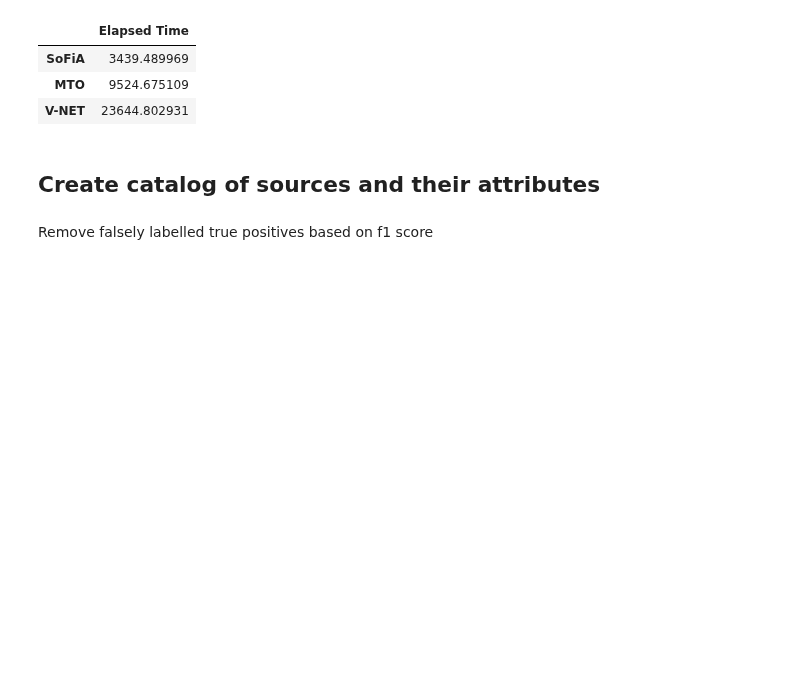
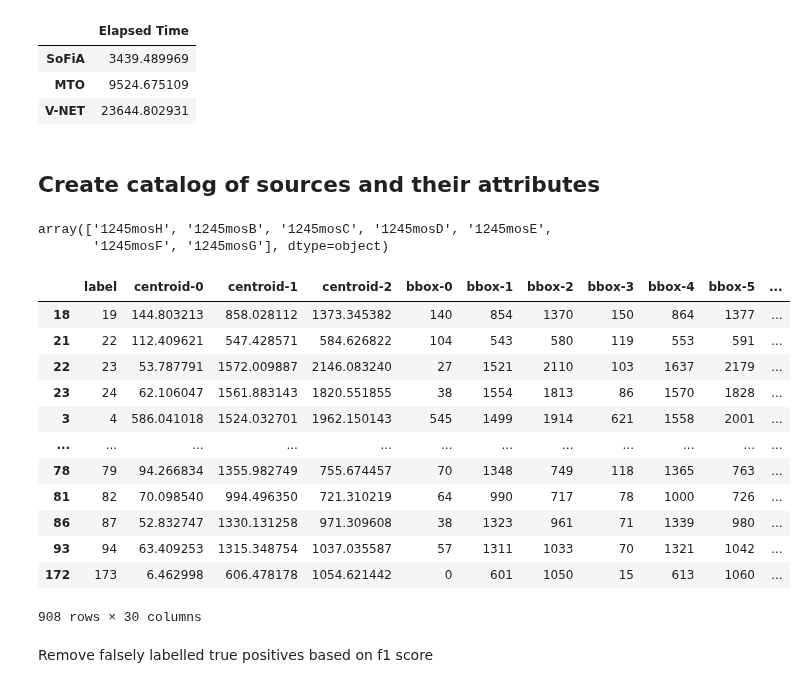
Before and after one commit to Jbarkai/HISourceFinder, a Jupyter notebook: notebooks/Results.ipynb, the cells around one changed output. Drawn from its saved outputs; the diff is of its cells as text; code cells hidden in the pictures; blank space fills up the shorter version.

Commit message:
add new catalogs

```diff
--- a/notebooks/Results.ipynb
+++ b/notebooks/Results.ipynb
@@ -87,10 +89,31 @@ time_df
 # %% [markdown]
 ## Create catalog of sources and their attributes
 # %%
-mto_cat_df = pd.read_csv("../results/loud_MTO_catalog.txt", index_col=0)
-vnet_cat_df = pd.read_csv("../results/loud_VNET_catalog.txt", index_col=0)
-sofia_cat_df = pd.read_csv("../results/loud_SOFIA_catalog.txt", index_col=0)
-mask_cat_df = pd.read_csv("../results/loud_MASK_catalog.txt", index_col=0)
+mto_cat_df = pd.read_csv("../results/catalogs/loud_MTO_catalog.txt", index_col=0)
+vnet_cat_df = pd.read_csv("../results/catalogs/loud_VNET_catalog.txt", index_col=0)
+sofia_cat_df = pd.read_csv("../results/catalogs/loud_SOFIA_catalog.txt", index_col=0)
+mask_cat_df = pd.read_csv("../results/catalogs/loud_MASK_catalog.txt", index_col=0)
+# %%
+sofia_cat_df.mos_name.unique()
+# %% [output]
+array(['1245mosH', '1245mosB', '1245mosC', '1245mosD', '1245mosE',
+       '1245mosF', '1245mosG'], dtype=object)
+# %%
+sofia_cat_df[sofia_cat_df.true_positive_mocks & (sofia_cat_df.mos_name.str.contains("1245")) & (~sofia_cat_df.mos_name.str.contains("B"))]
+# %% [output]
+|  | label | centroid-0 | centroid-1 | centroid-2 | bbox-0 | bbox-1 | bbox-2 | bbox-3 | bbox-4 | bbox-5 | ... |
+| 18 | 19 | 144.803213 | 858.028112 | 1373.345382 | 140 | 854 | 1370 | 150 | 864 | 1377 | ... |
+| 21 | 22 | 112.409621 | 547.428571 | 584.626822 | 104 | 543 | 580 | 119 | 553 | 591 | ... |
+| 22 | 23 | 53.787791 | 1572.009887 | 2146.083240 | 27 | 1521 | 2110 | 103 | 1637 | 2179 | ... |
+| 23 | 24 | 62.106047 | 1561.883143 | 1820.551855 | 38 | 1554 | 1813 | 86 | 1570 | 1828 | ... |
+| 3 | 4 | 586.041018 | 1524.032701 | 1962.150143 | 545 | 1499 | 1914 | 621 | 1558 | 2001 | ... |
+| ... | ... | ... | ... | ... | ... | ... | ... | ... | ... | ... | ... |
+| 78 | 79 | 94.266834 | 1355.982749 | 755.674457 | 70 | 1348 | 749 | 118 | 1365 | 763 | ... |
+| 81 | 82 | 70.098540 | 994.496350 | 721.310219 | 64 | 990 | 717 | 78 | 1000 | 726 | ... |
+| 86 | 87 | 52.832747 | 1330.131258 | 971.309608 | 38 | 1323 | 961 | 71 | 1339 | 980 | ... |
+| 93 | 94 | 63.409253 | 1315.348754 | 1037.035587 | 57 | 1311 | 1033 | 70 | 1321 | 1042 | ... |
+| 172 | 173 | 6.462998 | 606.478178 | 1054.621442 | 0 | 601 | 1050 | 15 | 613 | 1060 | ... |
+908 rows × 30 columns
 # %%
 mask_cat_df["mos_name"] = mask_cat_df.file.str.split("_", expand=True)[1].str.replace(".fits", "")
 sofia_cat_df["mos_name"] = sofia_cat_df.file.str.split("_", expand=True)[3]
```
Also changed, not shown: parts of 2 cells of this notebook, 19 other files.
